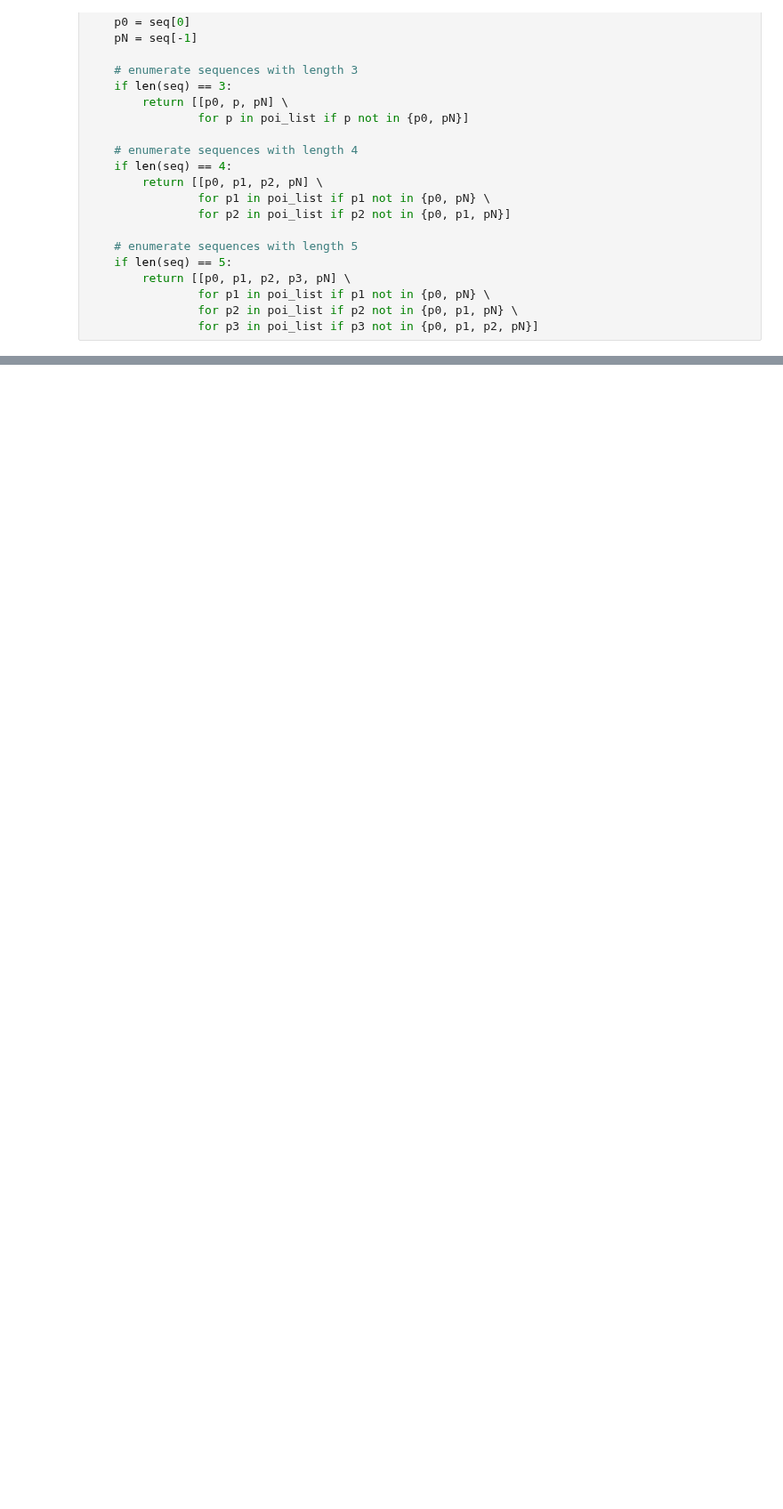
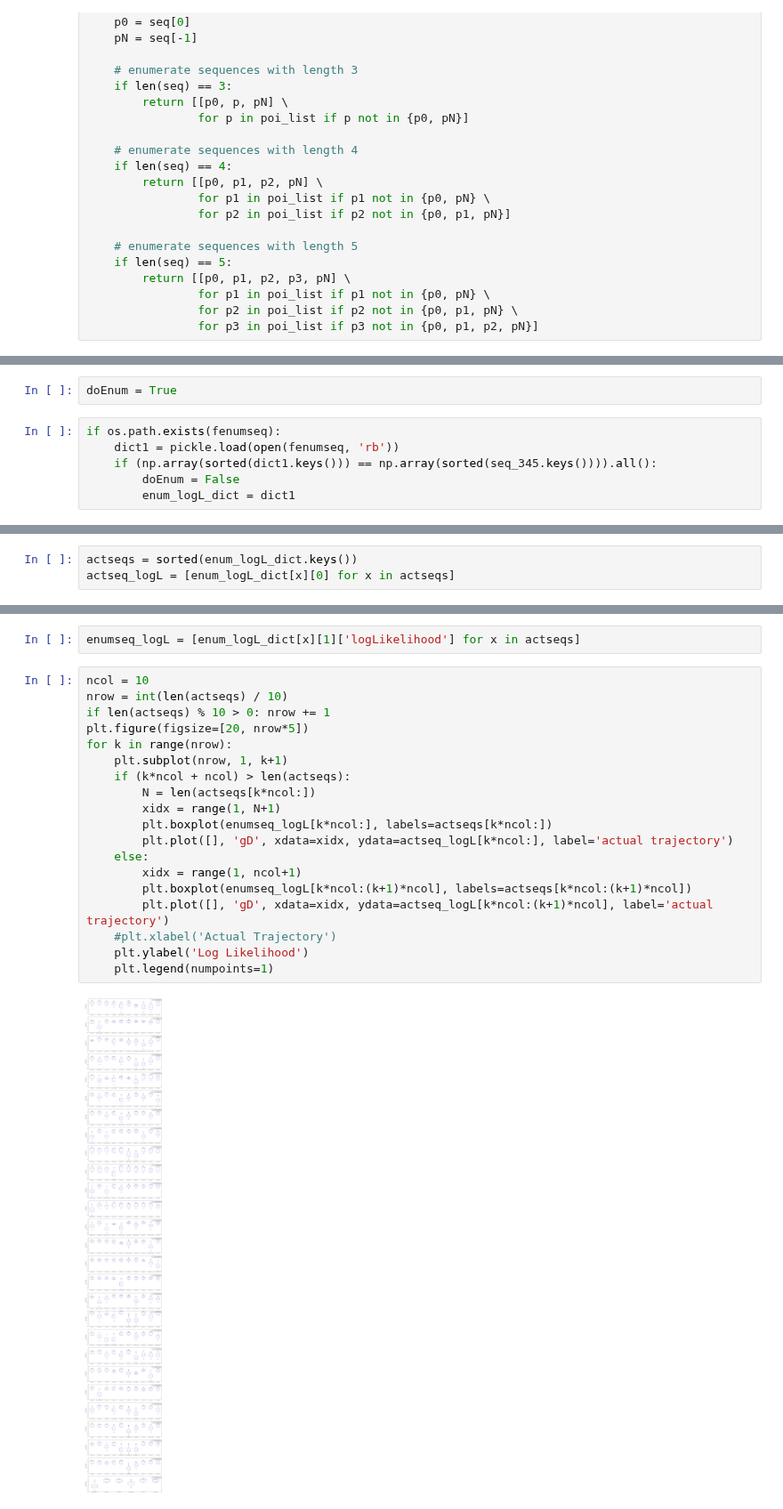
Before and after one commit to chengsoonong/digbeta, a Jupyter notebook: tour/tour_HMM.ipynb, the cells around one changed output, grey strips where cells are left out. Shown at 89% size. Drawn from its saved outputs; the diff is of its cells as text; blank space fills up the shorter version.

Commit message:
compare the log likelihood of actual/enumerated trajectories: the rank and boxplot

```diff
--- a/tour/tour_HMM.ipynb
+++ b/tour/tour_HMM.ipynb
@@ -878,0 +880,8 @@ enum_logL_dict = dict()
+# %%
+doEnum = True
+# %%
+if os.path.exists(fenumseq):
+    dict1 = pickle.load(open(fenumseq, 'rb'))
+    if (np.array(sorted(dict1.keys())) == np.array(sorted(seq_345.keys()))).all():
+        doEnum = False
+        enum_logL_dict = dict1
@@ -920,0 +932,3 @@ enum_logL_dict[seq_345_logL.loc[distinct_seq_345[0], 'actSeq']][1]
+# %%
+actseqs = sorted(enum_logL_dict.keys())
+actseq_logL = [enum_logL_dict[x][0] for x in actseqs]
@@ -920,0 +953,23 @@ enum_logL_dict[seq_345_logL.loc[distinct_seq_345[0], 'actSeq']][1]
+# %%
+enumseq_logL = [enum_logL_dict[x][1]['logLikelihood'] for x in actseqs]
+# %%
+ncol = 10
+nrow = int(len(actseqs) / 10)
+if len(actseqs) % 10 > 0: nrow += 1
+plt.figure(figsize=[20, nrow*5])
+for k in range(nrow):
+    plt.subplot(nrow, 1, k+1)
+    if (k*ncol + ncol) > len(actseqs):
+        N = len(actseqs[k*ncol:])
+        xidx = range(1, N+1)
+        plt.boxplot(enumseq_logL[k*ncol:], labels=actseqs[k*ncol:])
+        plt.plot([], 'gD', xdata=xidx, ydata=actseq_logL[k*ncol:], label='actual trajectory')
+    else:
+        xidx = range(1, ncol+1)
+        plt.boxplot(enumseq_logL[k*ncol:(k+1)*ncol], labels=actseqs[k*ncol:(k+1)*ncol])
+        plt.plot([], 'gD', xdata=xidx, ydata=actseq_logL[k*ncol:(k+1)*ncol], label='actual trajectory')
+    #plt.xlabel('Actual Trajectory')
+    plt.ylabel('Log Likelihood')
+    plt.legend(numpoints=1)
+# %% [output]
+[figure, added]
```
Also changed, not shown: parts of 14 cells of this notebook.
